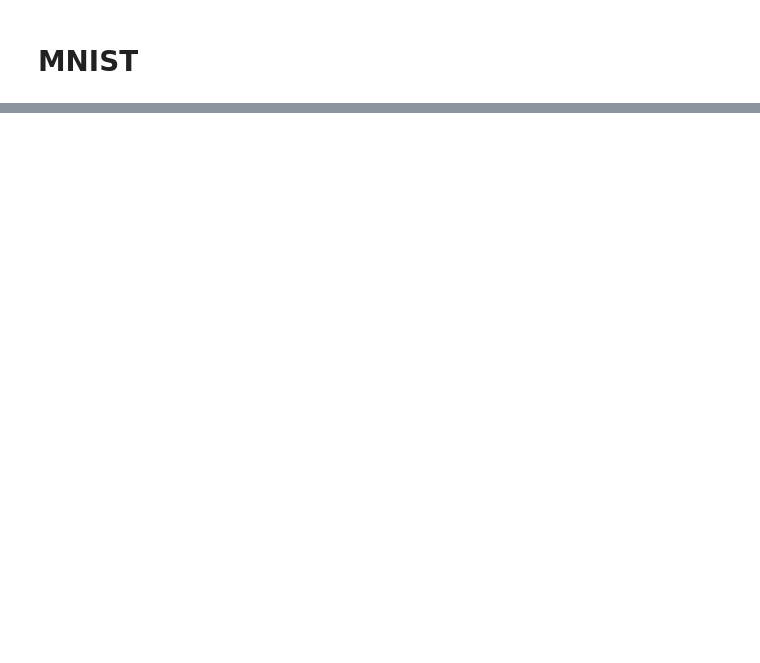
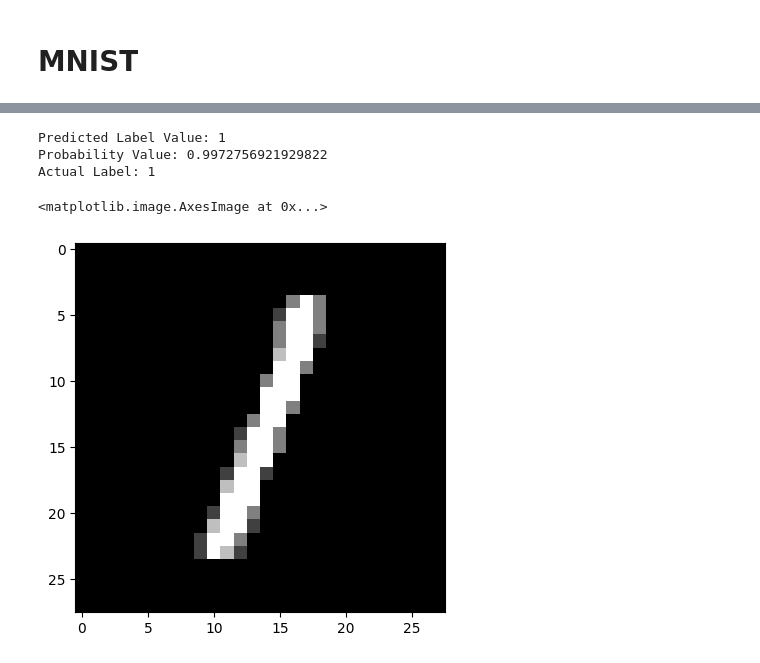
Before and after one commit to sidd6p/MNIST-Neural-Network-from-scratch, a Jupyter notebook: mnist-neural-network-from-scratch.ipynb, the cells around one changed output, grey strips where cells are left out. Cells and saved outputs as stored; diff of their text form; code cells hidden in the pictures; blank space fills up the shorter version.

```diff
--- a/mnist-neural-network-from-scratch.ipynb
+++ b/mnist-neural-network-from-scratch.ipynb
@@ -217,11 +414,24 @@ net.fit(train_images, train_labels, epochs=100, lr=0.1)
 # %%
-# test
+# Test the network using a sample image from the dataset
 test_image, test_label = dataset[21201]
+
+# Predict the label for the test image
+# Apply the image transformation before passing it to the network
 out = net.predict(transform_image(test_image))
 
+# Get the predicted label (index of the maximum value in the output)
 max_index = np.argmax(out)
 max_value = np.max(out)
 
-print("Predicted label value: ", max_index)
-print("Prob value: ", max_value)
-print("Actaul Label:", test_label)
+print("Predicted Label Value:", max_index)
+print("Probability Value:", max_value)
+print("Actual Label:", test_label)
+
+# Display the test image for visualization
+plt.imshow(test_image, cmap='gray')
+# %% [output]
+Predicted Label Value: 1
+Probability Value: 0.9972756921929822
+Actual Label: 1
+<matplotlib.image.AxesImage at 0x...>
+[figure, added]
```
Also changed, not shown: parts of 22 cells of this notebook.
